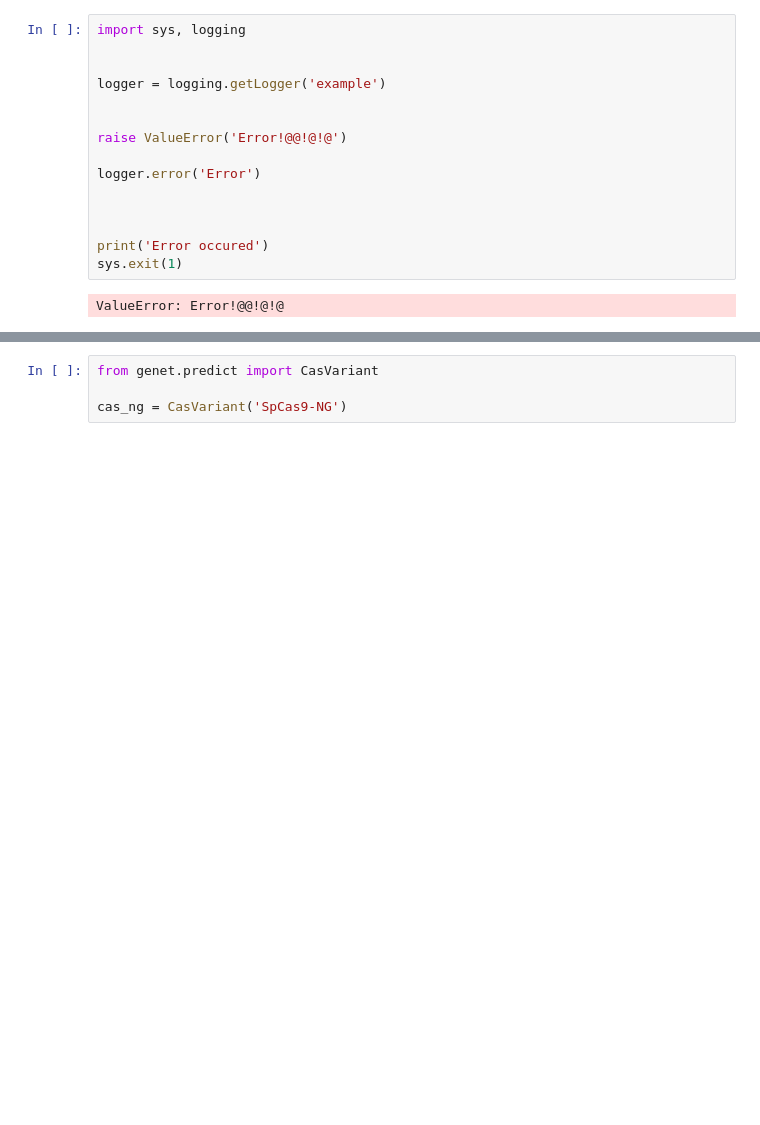
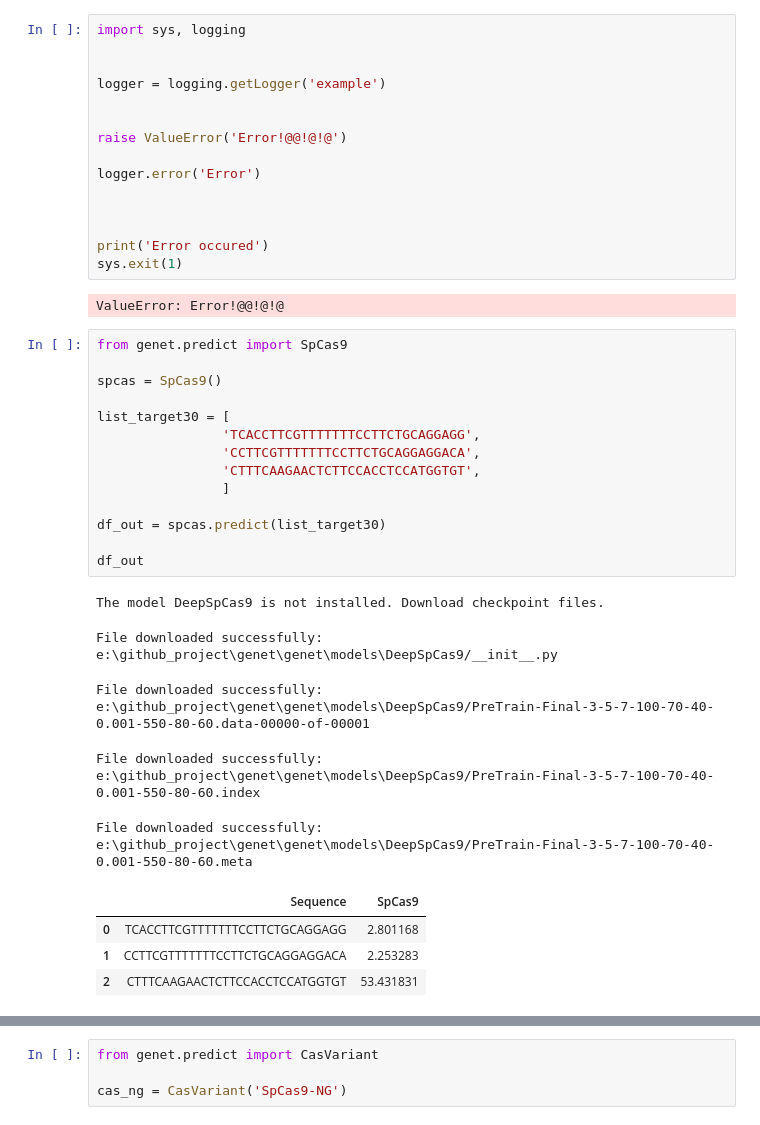
Before and after one commit to Goosang-Yu/genet, a Jupyter notebook: test_genet_prd.ipynb, the cells around one changed output, grey strips where cells are left out. Cells and saved outputs as stored; diff of their text form; blank space fills up the shorter version.

```diff
--- a/test_genet_prd.ipynb
+++ b/test_genet_prd.ipynb
@@ -326,3 +326,27 @@ print('Error occured')
 sys.exit(1)
 # %% [output]
 ValueError: Error!@@!@!@
+# %%
+from genet.predict import SpCas9
+
+spcas = SpCas9()
+
+list_target30 = [
+                'TCACCTTCGTTTTTTTCCTTCTGCAGGAGG',
+                'CCTTCGTTTTTTTCCTTCTGCAGGAGGACA',
+                'CTTTCAAGAACTCTTCCACCTCCATGGTGT',
+                ]
+
+df_out = spcas.predict(list_target30)
+
+df_out
+# %% [output]
+The model DeepSpCas9 is not installed. Download checkpoint files.
+File downloaded successfully: e:\github_project\genet\genet\models\DeepSpCas9/__init__.py
+File downloaded successfully: e:\github_project\genet\genet\models\DeepSpCas9/PreTrain-Final-3-5-7-100-70-40-0.001-550-80-60.data-00000-of-00001
+File downloaded successfully: e:\github_project\genet\genet\models\DeepSpCas9/PreTrain-Final-3-5-7-100-70-40-0.001-550-80-60.index
+File downloaded successfully: e:\github_project\genet\genet\models\DeepSpCas9/PreTrain-Final-3-5-7-100-70-40-0.001-550-80-60.meta
+|  | Sequence | SpCas9 |
+| 0 | TCACCTTCGTTTTTTTCCTTCTGCAGGAGG | 2.801168 |
+| 1 | CCTTCGTTTTTTTCCTTCTGCAGGAGGACA | 2.253283 |
+| 2 | CTTTCAAGAACTCTTCCACCTCCATGGTGT | 53.431831 |
```
Also changed, not shown: parts of 2 cells of this notebook.
